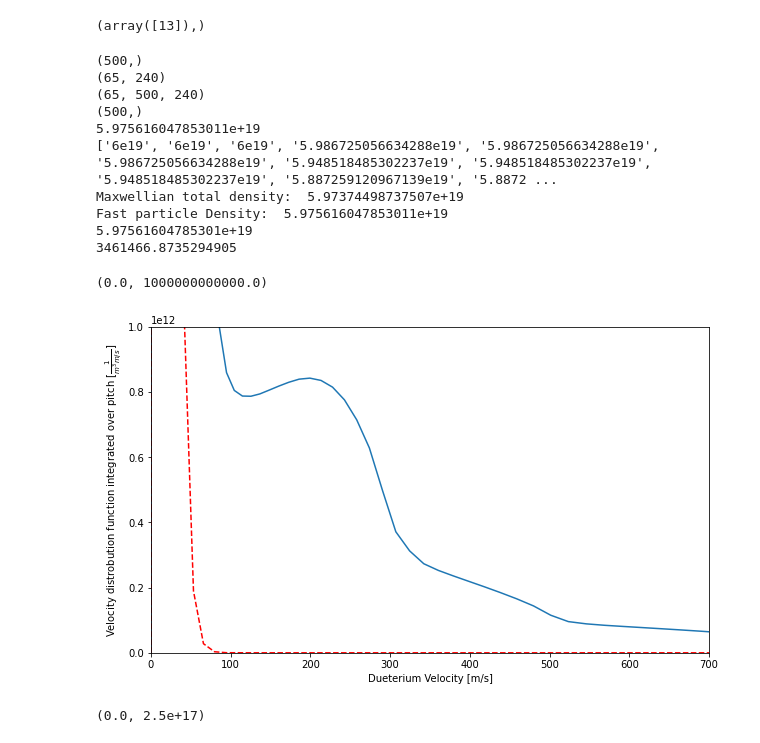
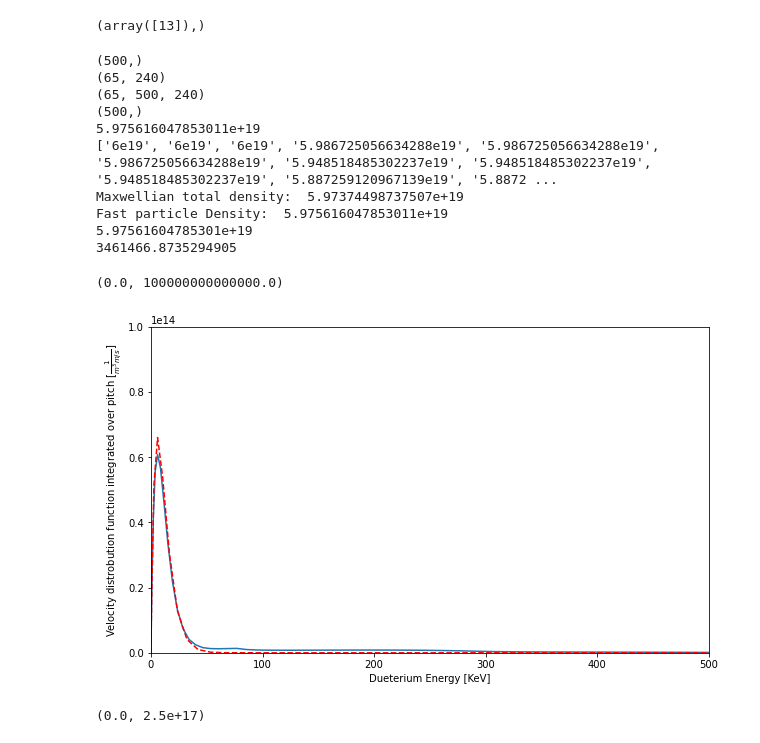
Before and after one commit to vandelij/genray_cql3d_plots, a Jupyter notebook: shots/147634/scan_beam_and_RF/beam_2_5_scan/rf_zoom_pwrscan_notebook.ipynb, the cells around one changed output. Drawn from its saved outputs; the diff is of its cells as text; code cells hidden in the pictures.

```diff
--- a/shots/147634/scan_beam_and_RF/beam_2_5_scan/rf_zoom_pwrscan_notebook.ipynb
+++ b/shots/147634/scan_beam_and_RF/beam_2_5_scan/rf_zoom_pwrscan_notebook.ipynb
@@ -363,38 +363,39 @@ for velIndex in range(len(normalizedVel)-1):
     diff = densityUpper - densityLower
 
     density_at_energy[velIndex] = diff
 
 #---------------
 velocity_array = normalizedVel*vnorm/100 # this is in SI
-vslice = 60
+vslice = 120
 print(integrated_over_pitch.shape)
 print(density*1e6)
 #plt.plot(normalizedVel[:100]*vnorm/100, 1e6*density_at_energy[:100]/fac)
 plt.figure(figsize=(10,6))
 #plt.plot(velocity_array[:vslice], 1e6*integrated_over_pitch[:vslice]*normalizedVel[:vslice]**2*(1/vnorm)*100)
 plt.plot(enerkev[:vslice], (1e6*integrated_over_pitch[:vslice]*normalizedVel[:vslice]**2*(1/vnorm)*100+1))
 max_energy_grid, max_fvsquared = plot_maxwell(rhoindex, plotlog=False)
 plt.xlabel('Dueterium Velocity [m/s]')
+plt.xlabel('Dueterium Energy [KeV]')
 plt.ylabel(r'Velocity distrobution function integrated over pitch [$\frac{1}{m^3 m/s}$]')
 
 print('Fast particle Density: ', 1e6*np.trapz(density_at_energy))#*fac, normalizedVel*vnorm/100))
 print(np.sum(density_at_energy*1e6))
 print(np.sqrt(2*125000*1.6022e-19/M))
-plt.xlim(0, 700)
-plt.ylim(0, 1e12)
+plt.xlim(0, 500)
+plt.ylim(0, (1e14))
 # %% [output]
 (500,)
 (65, 240)
 (65, 500, 240)
 (500,)
 5.975616047853011e+19
 ['6e19', '6e19', '6e19', '5.986725056634288e19', '5.986725056634288e19', '5.986725056634288e19', '5.948518485302237e19', '5.948518485302237e19', '5.948518485302237e19', '5.887259120967139e19', '5.8872 ...
 Maxwellian total density:  5.97374498737507e+19
 Fast particle Density:  5.975616047853011e+19
 5.97561604785301e+19
 3461466.8735294905
-(0.0, 1000000000000.0)
+(0.0, 100000000000000.0)
-[figure, old version]
+[figure, new version]
 # %%
 plt.plot(enerkev[:vslice], 1e6*density_at_energy[:vslice])
 # get maxwell version of this plot
```
Also changed, not shown: 4 other files.
